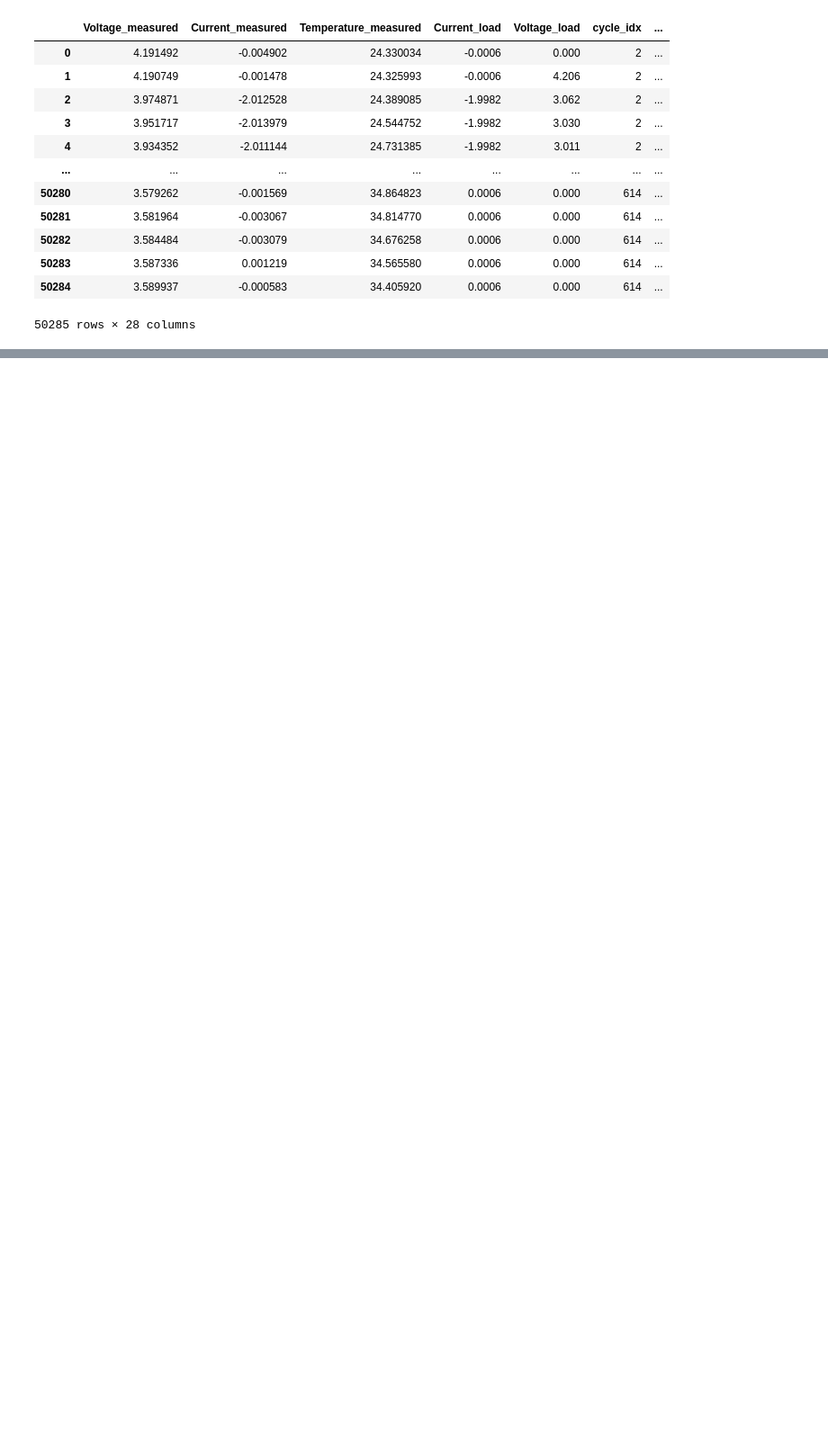
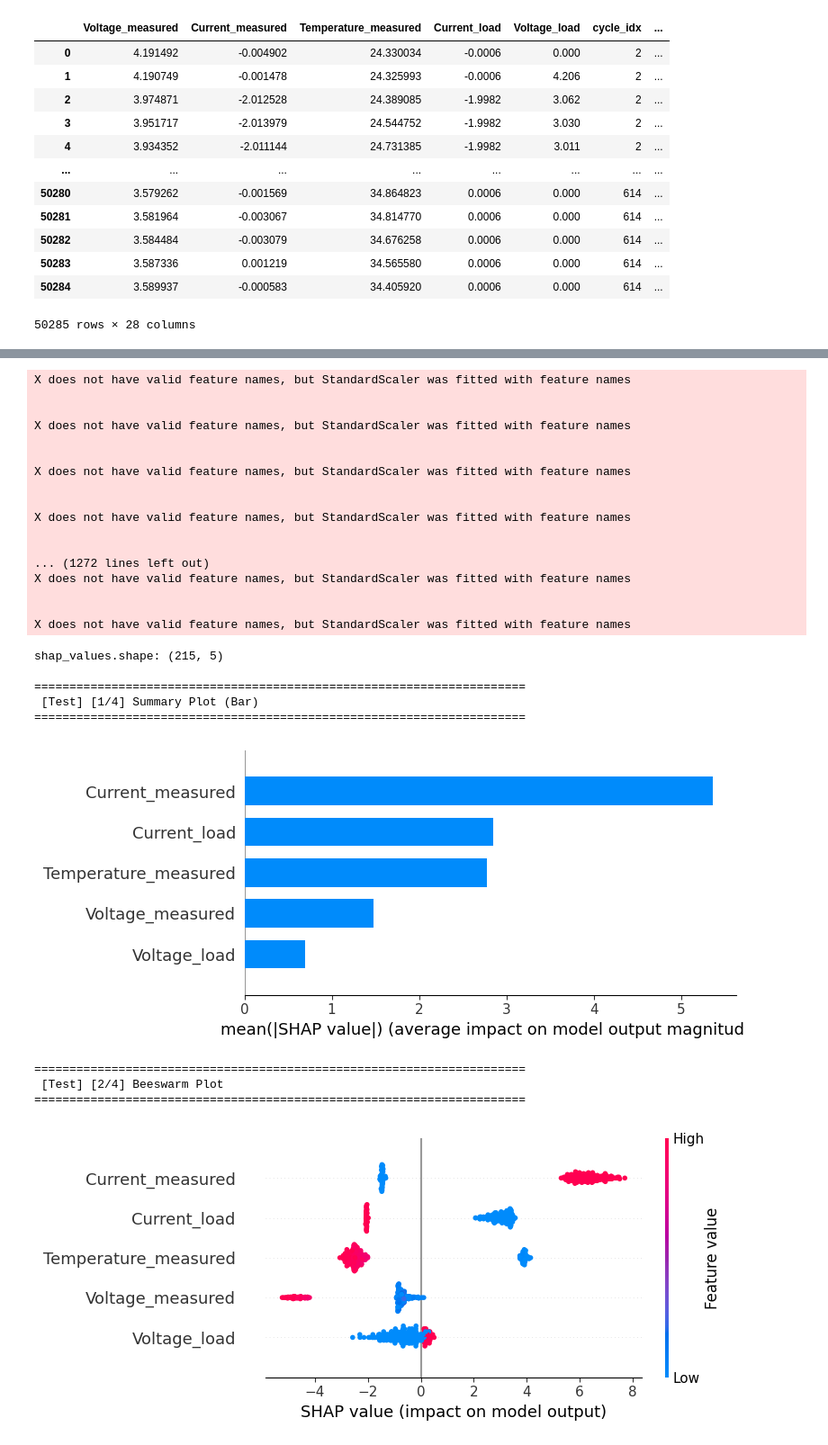
Before and after one commit to dongho-ham/final_pjt, a Jupyter notebook: ML/LOF.ipynb, the cells around one changed output, grey strips where cells are left out. Shown at 90% size. Cells and saved outputs as stored; diff of their text form; code cells hidden in the pictures; blank space fills up the shorter version.

```diff
--- a/ML/LOF.ipynb
+++ b/ML/LOF.ipynb
@@ -737,0 +1242,10 @@ fig.show()
+# %%
+shap_test, X_test_explain, base_test = run_lof_shap_for_split(
+    split_name="Test",
+    df_split=test_df,
+    scores_split=test_scores,
+    threshold=threshold,   # 똑같은 threshold 재사용
+    explainer=explainer,
+    feature_cols=features1
+)
+# %% [output]
@@ -737,0 +1257,27 @@ fig.show()
+X does not have valid feature names, but StandardScaler was fitted with feature names
+
+
+X does not have valid feature names, but StandardScaler was fitted with feature names
+
+
+X does not have valid feature names, but StandardScaler was fitted with feature names
+
+
+X does not have valid feature names, but StandardScaler was fitted with feature names
+
+
+... (1272 lines left out)
+X does not have valid feature names, but StandardScaler was fitted with feature names
+
+
+X does not have valid feature names, but StandardScaler was fitted with feature names
+shap_values.shape: (215, 5)
+
+======================================================================
+ [Test] [1/4] Summary Plot (Bar)
+======================================================================
+[figure, added]
+======================================================================
+ [Test] [2/4] Beeswarm Plot
+======================================================================
+[figure, added]
```
Also changed, not shown: parts of 22 cells of this notebook.
